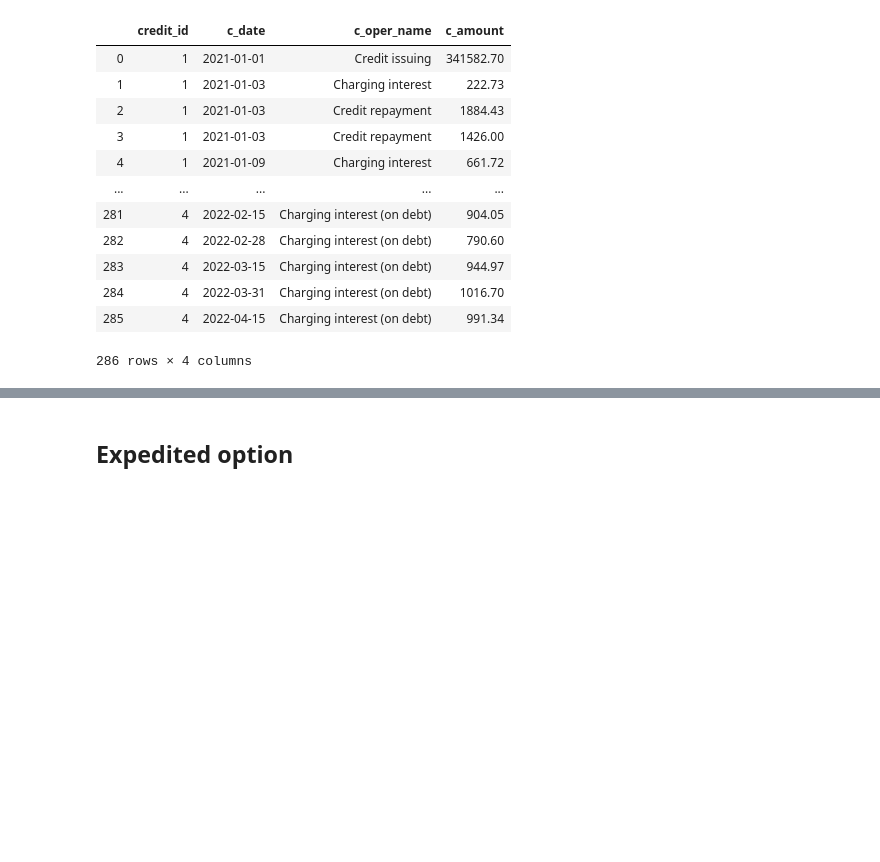
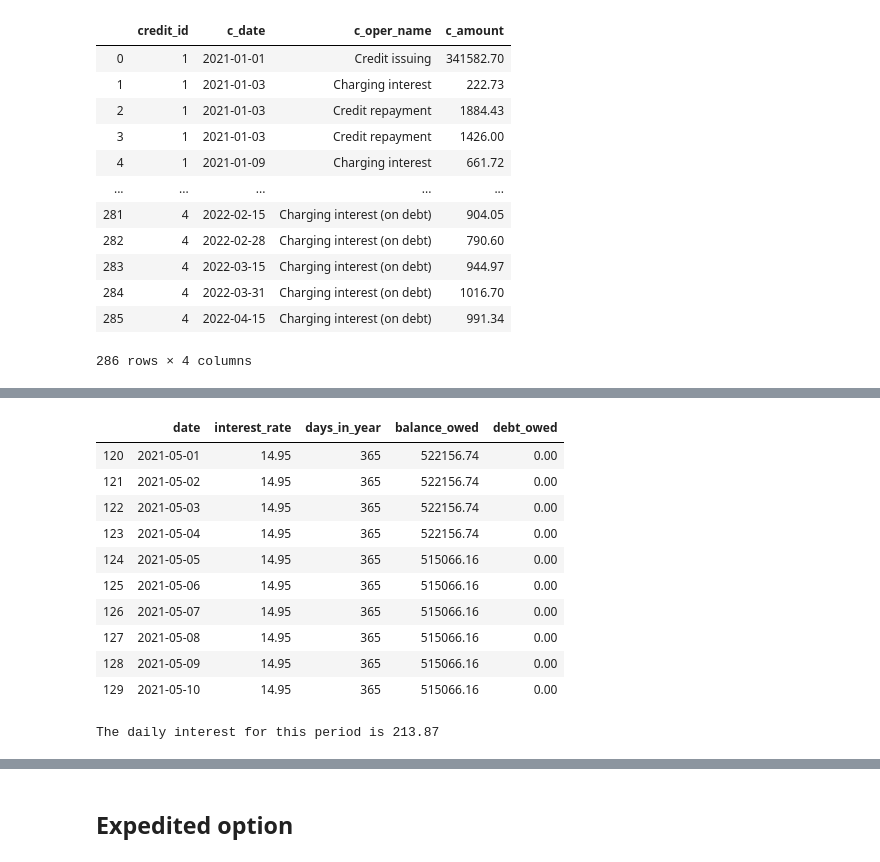
Before and after one commit to Carolus-XII-Rex/Charging-Intersest, a Jupyter notebook: InterestCharging.ipynb, the cells around one changed output, grey strips where cells are left out. Saved outputs shown, nothing was run; the diff lists cells and outputs as text; code cells hidden in the pictures; blank space fills up the shorter version.

```diff
--- a/InterestCharging.ipynb
+++ b/InterestCharging.ipynb
@@ -298,0 +316,25 @@ get_df_ao_with_pred(4)
+# %%
+# let us have a look at daily info at these periods
+
+df_daily = credits[2].df_daily
+df_daily[(df_daily['date'] >= datetime.datetime(2021, 5, 1)) & (df_daily['date'] <= datetime.datetime(2021, 5, 10))]
+# %% [output]
+|  | date | interest_rate | days_in_year | balance_owed | debt_owed |
+| 120 | 2021-05-01 | 14.95 | 365 | 522156.74 | 0.00 |
+| 121 | 2021-05-02 | 14.95 | 365 | 522156.74 | 0.00 |
+| 122 | 2021-05-03 | 14.95 | 365 | 522156.74 | 0.00 |
+| 123 | 2021-05-04 | 14.95 | 365 | 522156.74 | 0.00 |
+| 124 | 2021-05-05 | 14.95 | 365 | 515066.16 | 0.00 |
+| 125 | 2021-05-06 | 14.95 | 365 | 515066.16 | 0.00 |
+| 126 | 2021-05-07 | 14.95 | 365 | 515066.16 | 0.00 |
+| 127 | 2021-05-08 | 14.95 | 365 | 515066.16 | 0.00 |
+| 128 | 2021-05-09 | 14.95 | 365 | 515066.16 | 0.00 |
+| 129 | 2021-05-10 | 14.95 | 365 | 515066.16 | 0.00 |
+# %%
+# the charging period for 2021-05-05 is [2021-04-30, 2021-05-05)
+
+print(f'The daily interest for this period is {round(522156.74 * 0.1495 / 365,  2)}')
+
+# again - it is exactly the amount of mistake
+# %% [output]
+The daily interest for this period is 213.87
```
Also changed, not shown: parts of 20 cells of this notebook, 3 other files.
